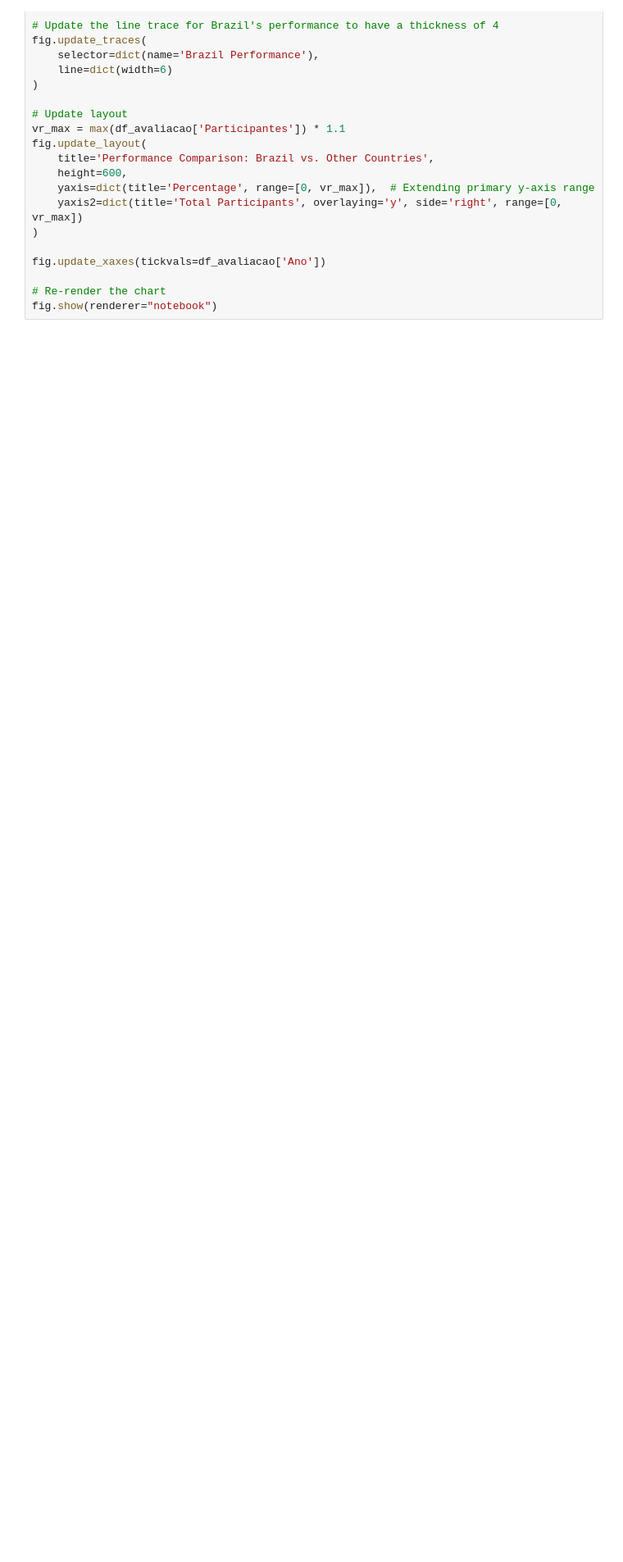
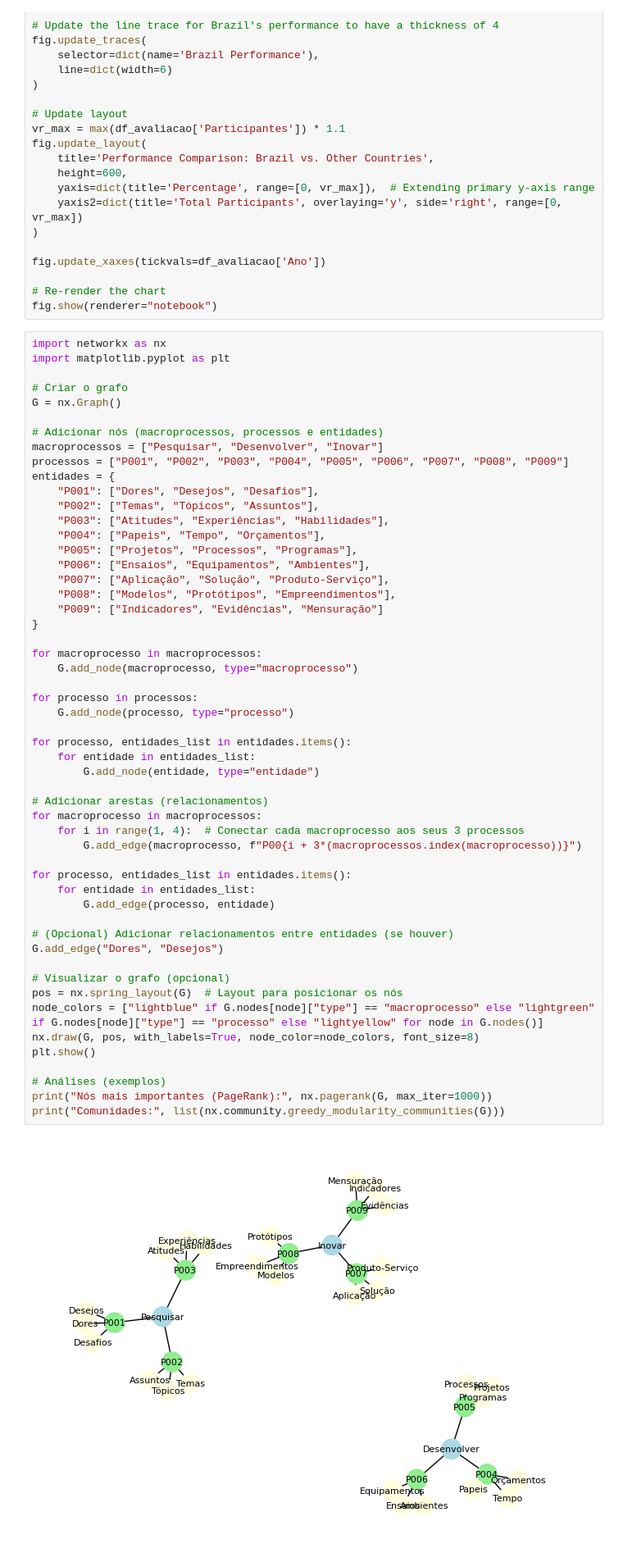
Before and after one commit to makaires77/ppgcs, a Jupyter notebook: source/domain/Passo01_FormularQuestãoPesquisa.ipynb, the cells around one changed output. Shown at 82% size. Cells and saved outputs as stored; diff of their text form; blank space fills up the shorter version.

Commit message:
Gerar Grafo Multicamadas

```diff
--- a/source/domain/Passo01_FormularQuestãoPesquisa.ipynb
+++ b/source/domain/Passo01_FormularQuestãoPesquisa.ipynb
@@ -228,3 +228,58 @@ fig.update_xaxes(tickvals=df_avaliacao['Ano'])
 
 # Re-render the chart
 fig.show(renderer="notebook")
+# %%
+import networkx as nx
+import matplotlib.pyplot as plt
+
+# Criar o grafo
+G = nx.Graph()
+
+# Adicionar nós (macroprocessos, processos e entidades)
+macroprocessos = ["Pesquisar", "Desenvolver", "Inovar"]
+processos = ["P001", "P002", "P003", "P004", "P005", "P006", "P007", "P008", "P009"]
+entidades = {
+    "P001": ["Dores", "Desejos", "Desafios"],
+    "P002": ["Temas", "Tópicos", "Assuntos"],
+    "P003": ["Atitudes", "Experiências", "Habilidades"],
+    "P004": ["Papeis", "Tempo", "Orçamentos"],
+    "P005": ["Projetos", "Processos", "Programas"],
+    "P006": ["Ensaios", "Equipamentos", "Ambientes"],
+    "P007": ["Aplicação", "Solução", "Produto-Serviço"],
+    "P008": ["Modelos", "Protótipos", "Empreendimentos"],
+    "P009": ["Indicadores", "Evidências", "Mensuração"]
+}
+
+for macroprocesso in macroprocessos:
+    G.add_node(macroprocesso, type="macroprocesso")
+
+for processo in processos:
+    G.add_node(processo, type="processo")
+
+for processo, entidades_list in entidades.items():
+    for entidade in entidades_list:
+        G.add_node(entidade, type="entidade")
+
+# Adicionar arestas (relacionamentos)
+for macroprocesso in macroprocessos:
+    for i in range(1, 4):  # Conectar cada macroprocesso aos seus 3 processos
+        G.add_edge(macroprocesso, f"P00{i + 3*(macroprocessos.index(macroprocesso))}")
+
+for processo, entidades_list in entidades.items():
+    for entidade in entidades_list:
+        G.add_edge(processo, entidade)
+
+# (Opcional) Adicionar relacionamentos entre entidades (se houver)
+G.add_edge("Dores", "Desejos")
+
+# Visualizar o grafo (opcional)
+pos = nx.spring_layout(G)  # Layout para posicionar os nós
+node_colors = ["lightblue" if G.nodes[node]["type"] == "macroprocesso" else "lightgreen" if G.nodes[node]["type"] == "processo" else "lightyellow" for node in G.nodes()]
+nx.draw(G, pos, with_labels=True, node_color=node_colors, font_size=8)
+plt.show()
+
+# Análises (exemplos)
+print("Nós mais importantes (PageRank):", nx.pagerank(G, max_iter=1000))
+print("Comunidades:", list(nx.community.greedy_modularity_communities(G)))
+# %% [output]
+[figure, added]
```
Also changed, not shown: parts of 7 cells of this notebook, 14 other files.
